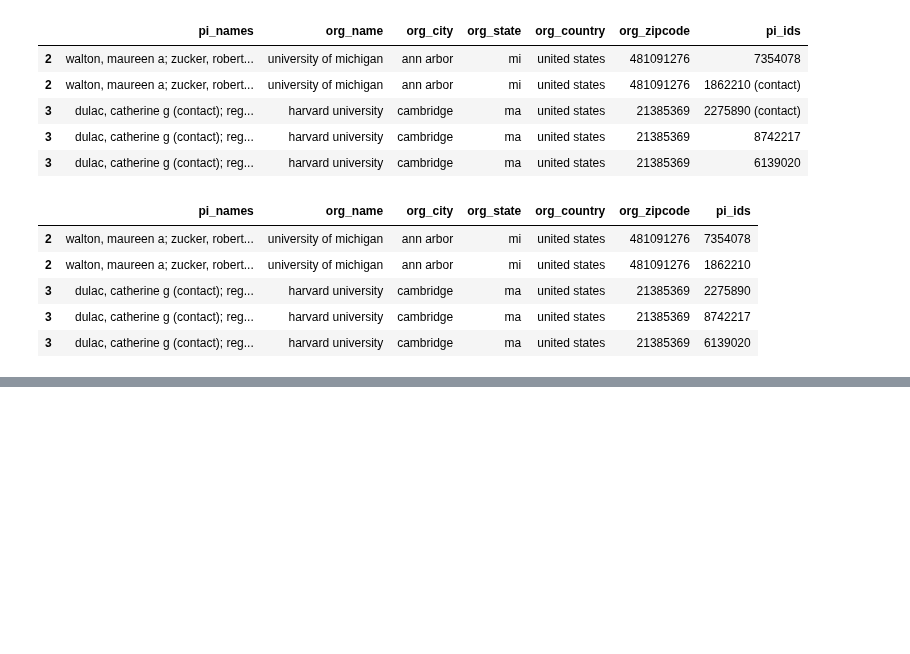
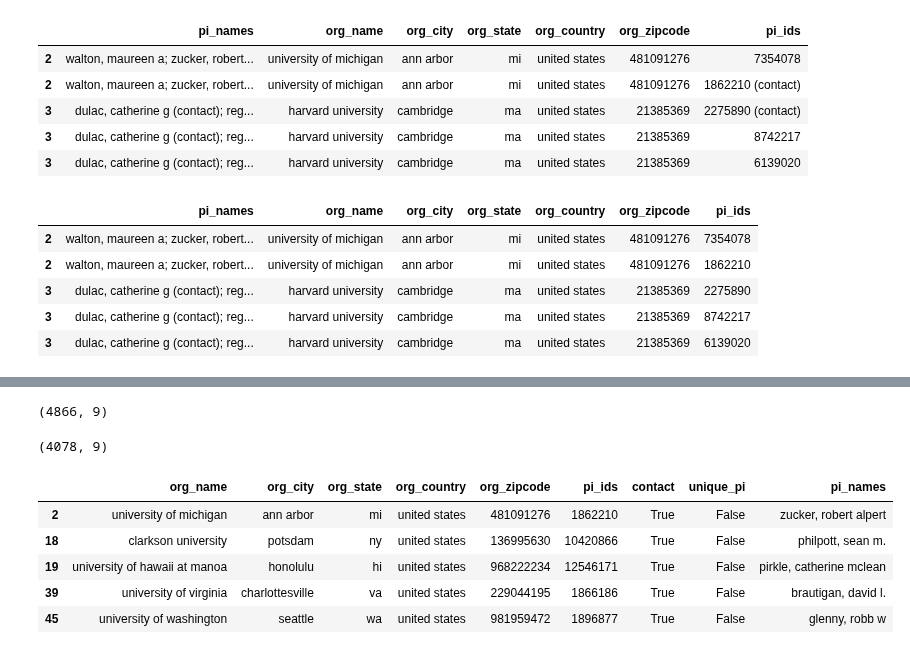
Before and after one commit to yuwie10/nih-awards, a Jupyter notebook: cleaning_pi_info.ipynb, the cells around one changed output, grey strips where cells are left out. Cells and saved outputs as stored; diff of their text form; code cells hidden in the pictures; blank space fills up the shorter version.

```diff
--- a/cleaning_pi_info.ipynb
+++ b/cleaning_pi_info.ipynb
@@ -137,0 +136,29 @@ Name: pi_ids, dtype: bool
+# %%
+#if unique_pi is false but contact is true
+#store these values
+#split pi_names
+#keep only PIs with contact
+#add new PI name/info to df
+
+def strip_series(df, col_list, strip = '(contact)'):
+    for col in col_list:
+        df[col] = df[col].str.strip(strip)
+    return df
+
+unique_contact = multi_pi[(multi_pi['unique_pi'] == False) & (multi_pi['contact'] == True)]
+unique_contact = split_rows_pis(unique_contact, 'pi_names')
+unique_contact = unique_contact[unique_contact['pi_names'].str.contains('contact')]
+unique_contact = strip_series(unique_contact, ['pi_ids', 'pi_names'])
+#unique_contact.shape
+unique_contact = unique_contact.drop_duplicates('pi_ids')
+unique_contact.shape
+unique_contact.head()
+# %% [output]
+(4866, 9)
+(4078, 9)
+|  | org_name | org_city | org_state | org_country | org_zipcode | pi_ids | contact | unique_pi | pi_names |
+| 2 | university of michigan | ann arbor | mi | united states | 481091276 | 1862210 | True | False | zucker, robert alpert |
+| 18 | clarkson university | potsdam | ny | united states | 136995630 | 10420866 | True | False | philpott, sean m. |
+| 19 | university of hawaii at manoa | honolulu | hi | united states | 968222234 | 12546171 | True | False | pirkle, catherine mclean |
+| 39 | university of virginia | charlottesville | va | united states | 229044195 | 1866186 | True | False | brautigan, david l. |
+| 45 | university of washington | seattle | wa | united states | 981959472 | 1896877 | True | False | glenny, robb w |
```
Also changed, not shown: parts of 6 cells of this notebook.
